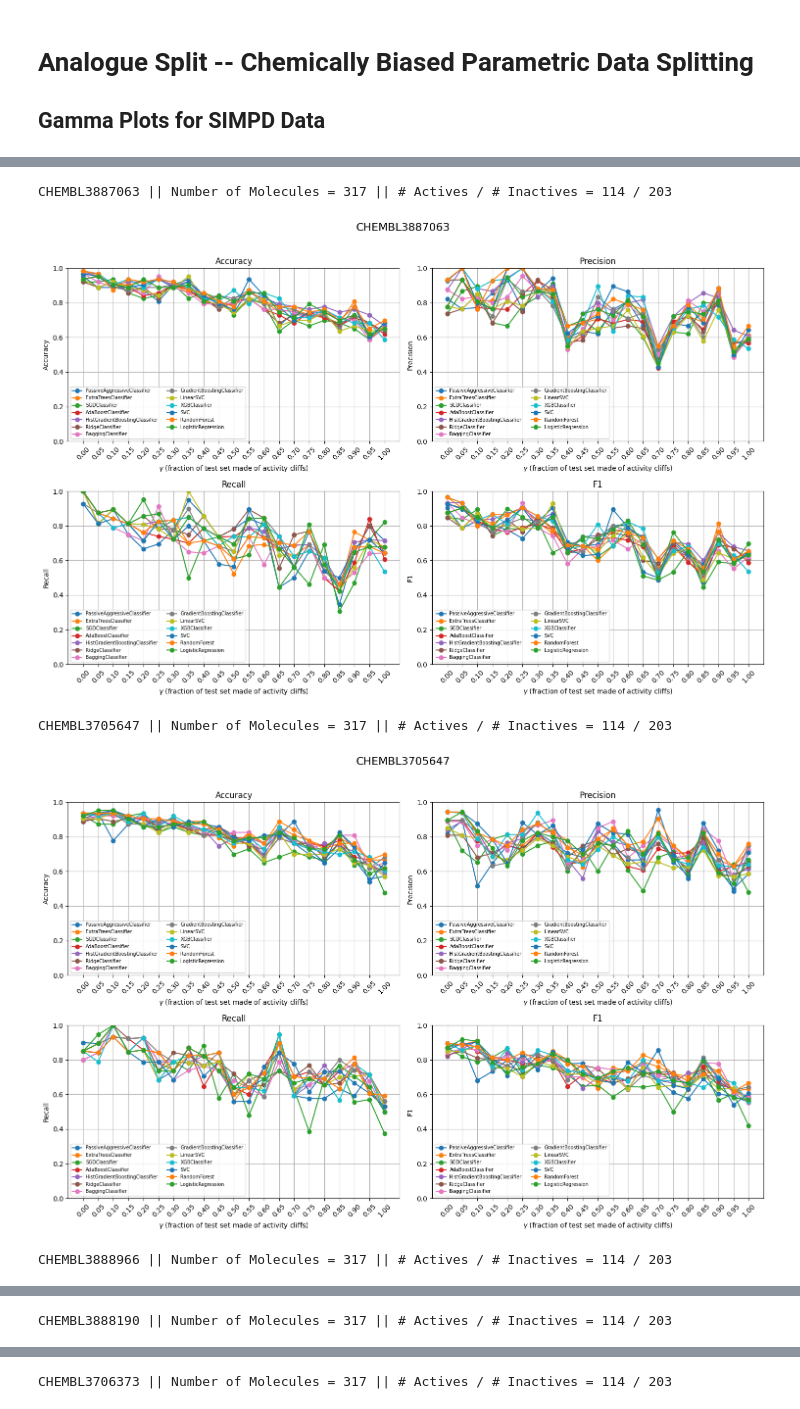
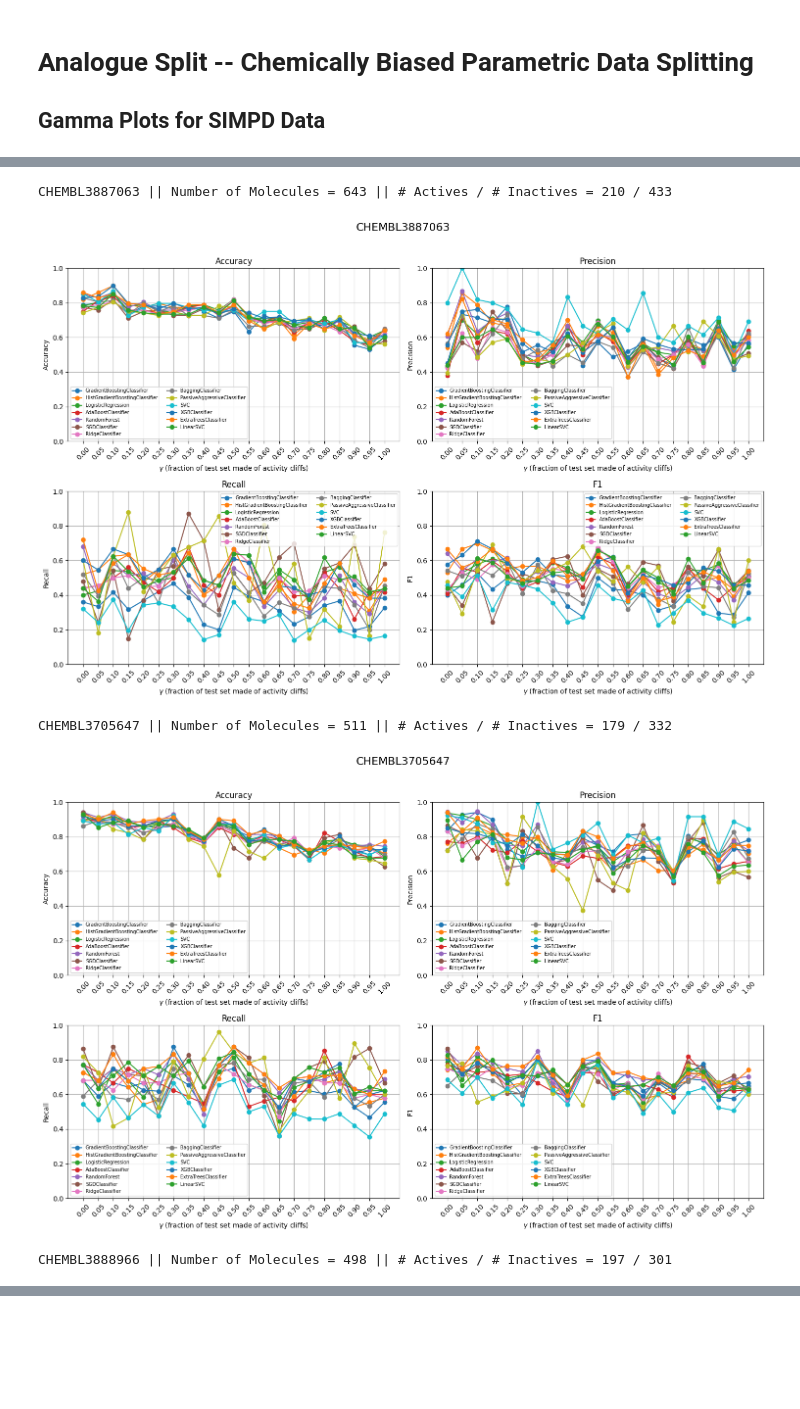
Before and after one commit to Manas02/analogue-split, a Jupyter notebook: notebook/gamma plot.ipynb, the cells around one changed output, grey strips where cells are left out. Drawn from its saved outputs; the diff is of its cells as text; code cells hidden in the pictures; blank space fills up the shorter version.

Commit message:
more plots

```diff
--- a/notebook/gamma plot.ipynb
+++ b/notebook/gamma plot.ipynb
@@ -40,41 +42,39 @@ import warnings
 warnings.warn = warn
 # %%
 for i in os.listdir("../data/simpd/"):
-    f"../data/simpd/{i}"
     plot_title = i[:-4]
-
-    df = pd.read_csv("../data/simpd/CHEMBL3705282.csv")
+    df = pd.read_csv(f"../data/simpd/{i}")
 
     smis = df["canonical_smiles"].values
     labels = df["active"].values
     print(f"{plot_title} || Number of Molecules = {len(smis)} || # Actives / # Inactives = {sum(df['active'] == 1)} / {sum(df['active'] == 0)}")
     mols = convert_smiles_to_mol(smis)
     fps = calculate_fp(mols, fp="ecfp4")
 
     models = {"RandomForest": RandomForestClassifier(),
               "SVC": SVC(),
               "LinearSVC": LinearSVC(),
               "XGBClassifier":XGBClassifier(),
               "SGDClassifier": SGDClassifier(),
               "RidgeClassifier":RidgeClassifier(),
               "PassiveAggressiveClassifier":PassiveAggressiveClassifier(),
               "AdaBoostClassifier": AdaBoostClassifier(),
               "LogisticRegression": LogisticRegression(),
               "BaggingClassifier": BaggingClassifier(),
               "ExtraTreesClassifier": ExtraTreesClassifier(),
               "GradientBoostingClassifier": GradientBoostingClassifier(),
               "HistGradientBoostingClassifier": HistGradientBoostingClassifier()
              }
     gammas = [x / 20 for x in range(21)]
 
     results = train_and_evaluate_models(
-        gammas, fps, labels, models, test_size=0.2, omega=0.7
+        gammas, fps, labels, models, test_size=0.2, omega=0.8
     )
 
     plot_evaluation_results(results, gammas, plot_title)
 # %% [output]
-CHEMBL3887063 || Number of Molecules = 317 || # Actives / # Inactives = 114 / 203
+CHEMBL3887063 || Number of Molecules = 643 || # Actives / # Inactives = 210 / 433
-[figure, old version]
+[figure, new version]
-CHEMBL3705647 || Number of Molecules = 317 || # Actives / # Inactives = 114 / 203
+CHEMBL3705647 || Number of Molecules = 511 || # Actives / # Inactives = 179 / 332
-[figure, old version]
+[figure, new version]
-CHEMBL3888966 || Number of Molecules = 317 || # Actives / # Inactives = 114 / 203
+CHEMBL3888966 || Number of Molecules = 498 || # Actives / # Inactives = 197 / 301
@@ -82 +80,0 @@ CHEMBL3888966 || Number of Molecules = 317 || # Actives / # Inactives = 114 / 20
-CHEMBL3888190 || Number of Molecules = 317 || # Actives / # Inactives = 114 / 203
@@ -84 +80,0 @@ CHEMBL3888190 || Number of Molecules = 317 || # Actives / # Inactives = 114 / 20
-CHEMBL3706373 || Number of Molecules = 317 || # Actives / # Inactives = 114 / 203
```
Also changed, not shown: parts of 2 cells of this notebook, 1 other file.
